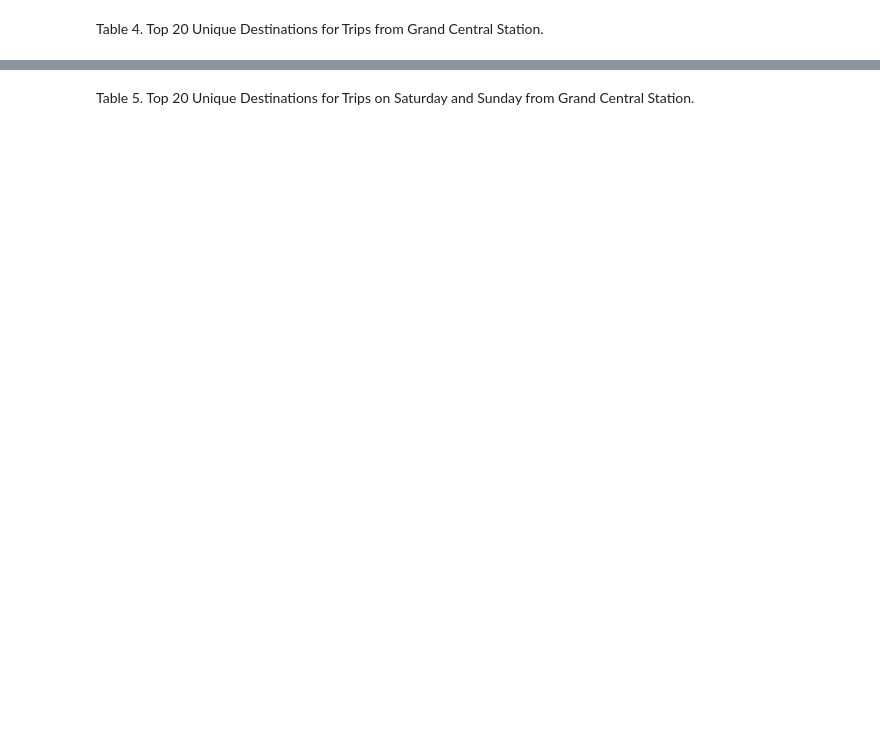
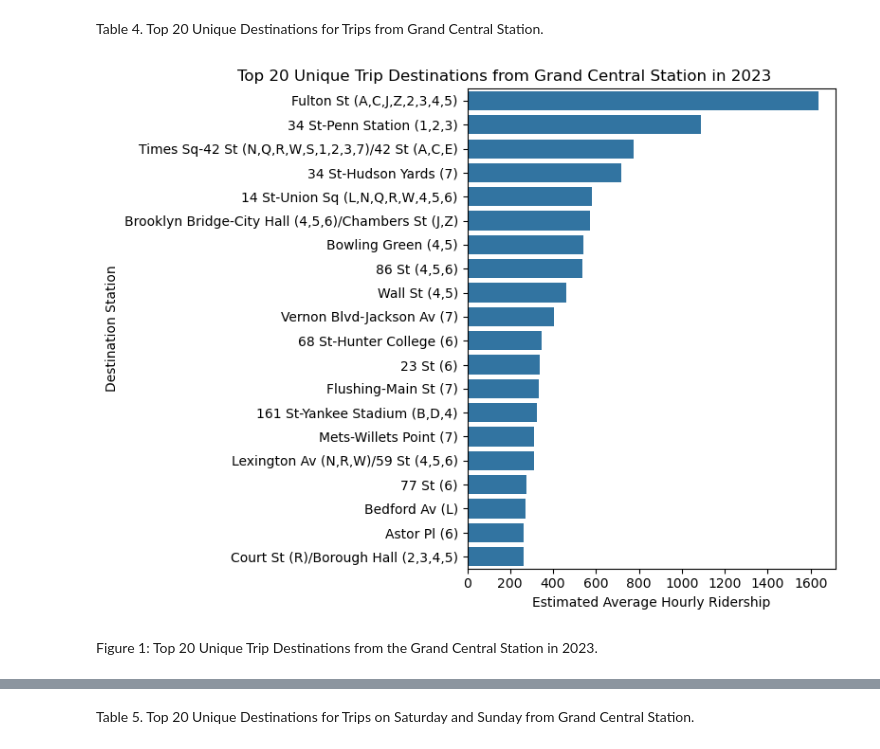
Before and after one commit to mebauer/mta-data, a Jupyter notebook: subway-trips.ipynb, the cells around one changed output, grey strips where cells are left out. Saved outputs shown, nothing was run; the diff lists cells and outputs as text; code cells hidden in the pictures; blank space fills up the shorter version.

```diff
--- a/subway-trips.ipynb
+++ b/subway-trips.ipynb
@@ -250,7 +253,7 @@ con.sql("""
 # %% [markdown]
 Table 3. Top 20 Destinations for Trips from Grand Central Station.
 # %%
-con.sql("""
+grand_central_top = con.sql("""
     SELECT
         DISTINCT ON (destination_station_complex_name)
         origin_station_complex_name,
@@ -264,6 +267,8 @@ con.sql("""
     ORDER BY estimated_average_ridership DESC
     LIMIT 20
 """).df()
+
+grand_central_top
 # %% [output]
 |  | origin_station_complex_name | destination_station_complex_name | estimated_average_ridership | month | day_of_week | hour_of_day |
 | 0 | Grand Central-42 St (S,4,5,6,7) | Fulton St (A,C,J,Z,2,3,4,5) | 1634.1387 | 9 | Tuesday | 8 |
@@ -284,6 +289,30 @@ con.sql("""
 | 19 | Grand Central-42 St (S,4,5,6,7) | Court St (R)/Borough Hall (2,3,4,5) | 264.5372 | 10 | Tuesday | 17 |
 # %% [markdown]
 Table 4. Top 20 Unique Destinations for Trips from Grand Central Station.
+# %%
+fig, ax = plt.subplots(figsize=(8, 6))
+
+sns.barplot(
+    data=grand_central_top,
+    y='destination_station_complex_name',
+    x='estimated_average_ridership',
+    color='C0',
+    ax=ax
+)
+
+plt.title(
+    'Top 20 Unique Trip Destinations from Grand Central Station in 2023',
+    fontsize=12, x=.1
+)
+plt.xlabel('Estimated Average Hourly Ridership')
+plt.ylabel('Destination Station')
+
+plt.tight_layout()
+plt.savefig('figures/grand-central-destinations.png', dpi=200, bbox_inches='tight')
+# %% [output]
+[figure, added]
+# %% [markdown]
+Figure 1: Top 20 Unique Trip Destinations from the Grand Central Station in 2023.
 # %%
 con.sql("""
     SELECT
```
Also changed, not shown: parts of 12 cells of this notebook, 4 other files.
